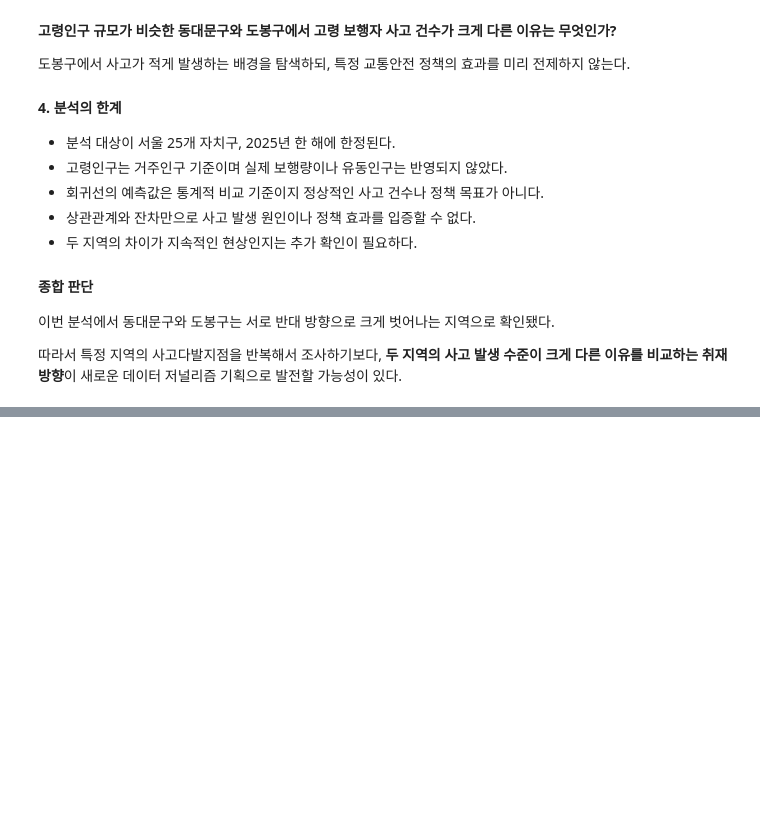
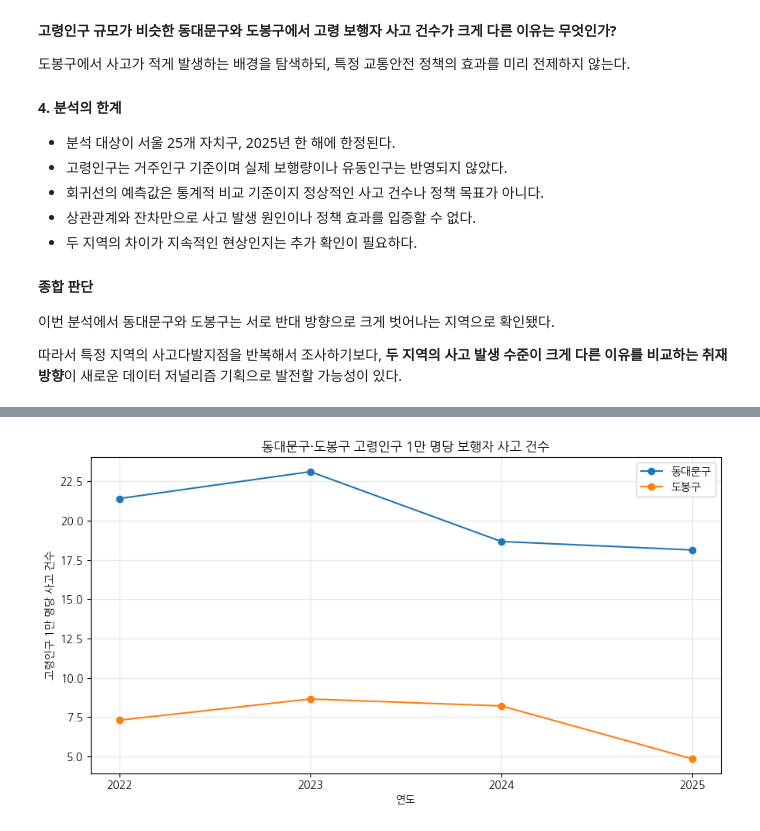
Before and after one commit to csy04x2/elder_accident, a Jupyter notebook: analysis.ipynb, the cells around one changed output, grey strips where cells are left out. Cells and saved outputs as stored; diff of their text form; code cells hidden in the pictures; blank space fills up the shorter version.

```diff
--- a/analysis.ipynb
+++ b/analysis.ipynb
@@ -661,0 +779,22 @@ plt.show()
+# %%
+
+# 과거 자료와 2025년 자료를 각각 합치기
+dobong_all = pd.concat([dobong_past, dobong], ignore_index=True)
+dongdaemun_all = pd.concat([dongdaemun_past, detail], ignore_index=True)
+
+# 발생년월에서 연도만 추출
+dobong_all['연도'] = dobong_all['발생년월'].str[:4].astype(int)
+dongdaemun_all['연도'] = dongdaemun_all['발생년월'].str[:4].astype(int)
+
+# 연도별 사고 건수 계산
+year_compare = pd.DataFrame({
+    '동대문구': dongdaemun_all['연도'].value_counts(),
+    '도봉구': dobong_all['연도'].value_counts()
+}).sort_index()
+
+# 두 지역의 사고 건수 비율
+year_compare['동대문구/도봉구'] = (
+    year_compare['동대문구'] / year_compare['도봉구']
+).round(2)
+
+display(year_compare)
@@ -661,0 +858,17 @@ plt.show()
+# %%
+
+ax = rate_compare.plot(
+    kind='line',
+    marker='o',
+    figsize=(9, 5)
+)
+
+plt.title('동대문구·도봉구 고령인구 1만 명당 보행자 사고 건수')
+plt.xlabel('연도')
+plt.ylabel('고령인구 1만 명당 사고 건수')
+plt.xticks([2022, 2023, 2024, 2025])
+plt.grid(alpha=0.3)
+plt.tight_layout()
+plt.show()
+# %% [output]
+[figure, added]
```
Also changed, not shown: parts of 14 cells of this notebook, 2 other files.
